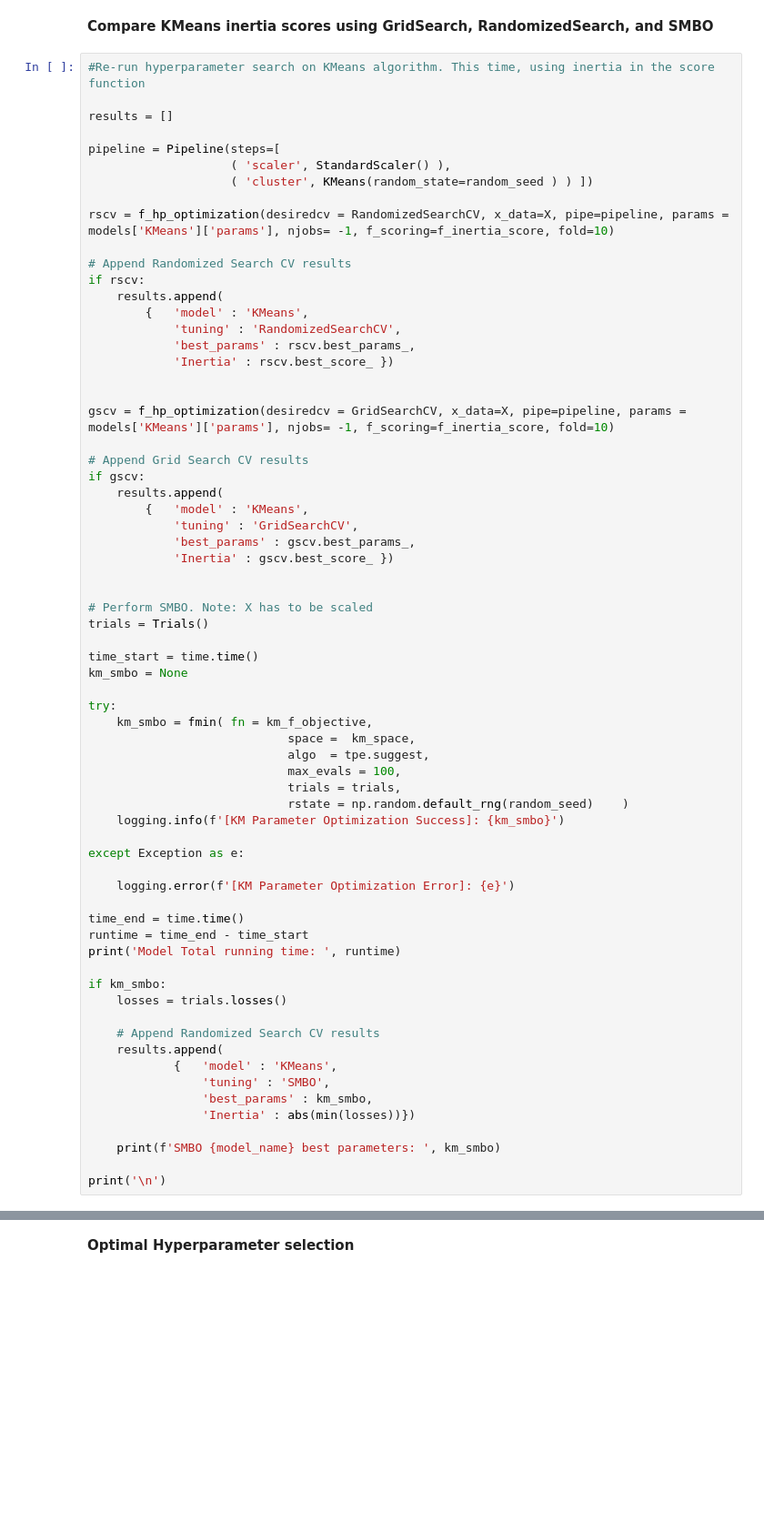
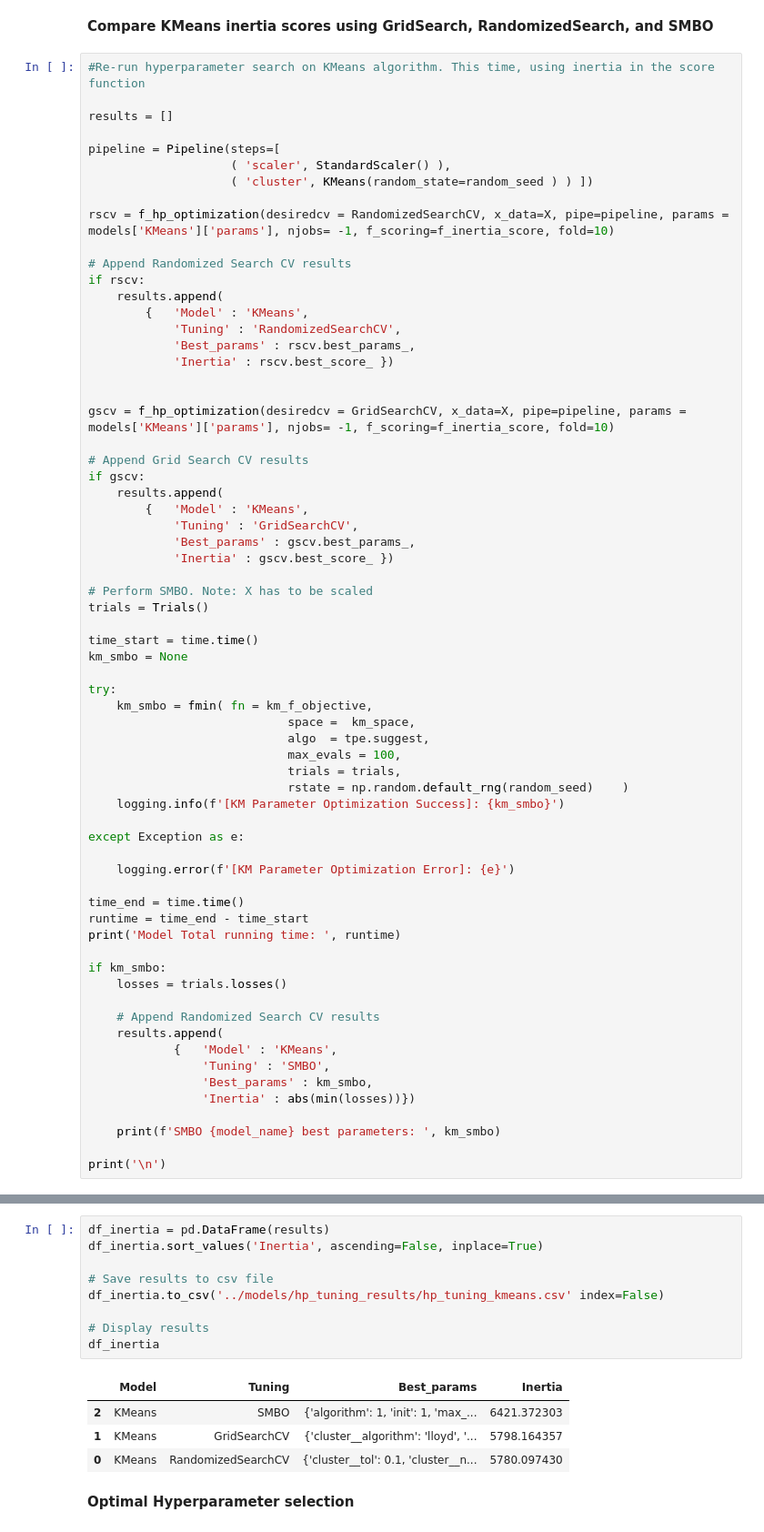
Before and after one commit to ds-edu/DataScienceCapstone_OnlineRetail, a Jupyter notebook: notebooks/CustomerSegmentation.ipynb, the cells around one changed output, grey strips where cells are left out. Shown at 91% size. Saved outputs shown, nothing was run; the diff lists cells and outputs as text; blank space fills up the shorter version.

```diff
--- a/notebooks/CustomerSegmentation.ipynb
+++ b/notebooks/CustomerSegmentation.ipynb
@@ -1220,9 +1222,9 @@ rscv = f_hp_optimization(desiredcv = RandomizedSearchCV, x_data=X, pipe=pipeline
 # Append Randomized Search CV results
 if rscv:
     results.append(
-        {   'model' : 'KMeans',
-            'tuning' : 'RandomizedSearchCV',
-            'best_params' : rscv.best_params_,
+        {   'Model' : 'KMeans',
+            'Tuning' : 'RandomizedSearchCV',
+            'Best_params' : rscv.best_params_,
             'Inertia' : rscv.best_score_ })
 
 
@@ -1231,11 +1233,10 @@ gscv = f_hp_optimization(desiredcv = GridSearchCV, x_data=X, pipe=pipeline, para
 # Append Grid Search CV results
 if gscv:
     results.append(
-        {   'model' : 'KMeans',
-            'tuning' : 'GridSearchCV',
-            'best_params' : gscv.best_params_,
+        {   'Model' : 'KMeans',
+            'Tuning' : 'GridSearchCV',
+            'Best_params' : gscv.best_params_,
             'Inertia' : gscv.best_score_ })
-
 
 # Perform SMBO. Note: X has to be scaled
 trials = Trials()
@@ -1265,9 +1266,9 @@ if km_smbo:
 
     # Append Randomized Search CV results
     results.append(
-            {   'model' : 'KMeans',
-                'tuning' : 'SMBO',
-                'best_params' : km_smbo,
+            {   'Model' : 'KMeans',
+                'Tuning' : 'SMBO',
+                'Best_params' : km_smbo,
                 'Inertia' : abs(min(losses))})
 
     print(f'SMBO {model_name} best parameters: ', km_smbo)
@@ -1299,3 +1292,17 @@ df_inertia
+# %%
+df_inertia = pd.DataFrame(results)
+df_inertia.sort_values('Inertia', ascending=False, inplace=True)
+
+# Save results to csv file
+df_inertia.to_csv('../models/hp_tuning_results/hp_tuning_kmeans.csv' index=False)
+
+# Display results
+df_inertia
+# %% [output]
+|  | Model | Tuning | Best_params | Inertia |
+| 2 | KMeans | SMBO | {'algorithm': 1, 'init': 1, 'max_... | 6421.372303 |
+| 1 | KMeans | GridSearchCV | {'cluster__algorithm': 'lloyd', '... | 5798.164357 |
+| 0 | KMeans | RandomizedSearchCV | {'cluster__tol': 0.1, 'cluster__n... | 5780.097430 |
 # %% [markdown]
 **Optimal Hyperparameter selection**
 # %% [markdown]
```
Also changed, not shown: parts of 15 cells of this notebook.
